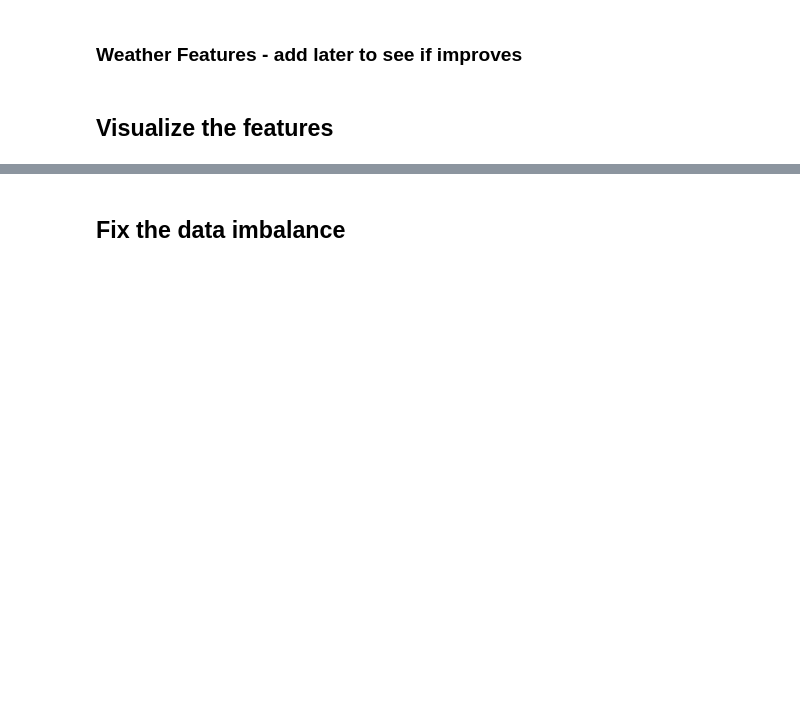
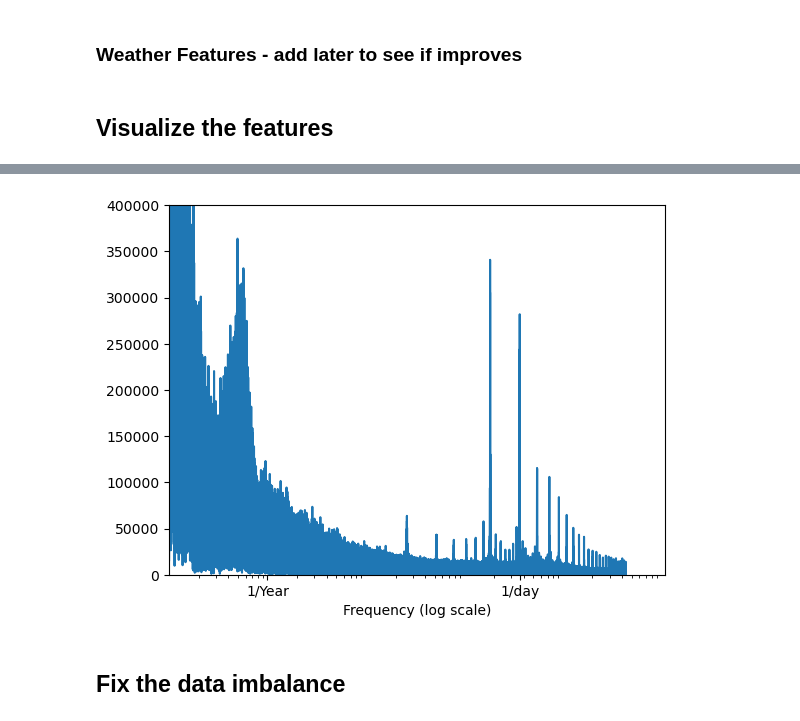
Before and after one commit to brepowell/EnergyConsumption, a Jupyter notebook: LondonDataFeatureEngineering.ipynb, the cells around one changed output, grey strips where cells are left out. Saved outputs shown, nothing was run; the diff lists cells and outputs as text; code cells hidden in the pictures; blank space fills up the shorter version.

Commit message:
Looking at frequency

```diff
--- a/LondonDataFeatureEngineering.ipynb
+++ b/LondonDataFeatureEngineering.ipynb
@@ -531,3 +573,9 @@ memory usage: 92.5+ KB
 # %% [markdown]
 # ==== SAVE AND LOAD ====
 I decided to save the data as a pkl here so that I could just run the cells below this point.
+# %%
+# Load
+import pandas as pd
+path = "Data/pickles/"
+londonData = pd.read_pickle(path + "londonData06CustomerInfo.pkl")
+londonData.info()
@@ -537,3 +603,25 @@ I decided to save the data as a pkl here so that I could just run the cells belo
 ### Weather Features - add later to see if improves
 # %% [markdown]
 ## Visualize the features
+# %%
+# https://www.tensorflow.org/tutorials/structured_data/time_series#time
+
+import matplotlib.pyplot as plt
+import numpy as np
+import tensorflow as tf
+
+fft = tf.signal.rfft(londonData['energy(kWh/hh)'])
+f_per_dataset = np.arange(0, len(fft))
+
+n_samples_h = len(londonData['energy(kWh/hh)'])
+hours_per_year = 24*365.2524
+years_per_dataset = n_samples_h/(hours_per_year)
+
+f_per_year = f_per_dataset/years_per_dataset
+plt.step(f_per_year, np.abs(fft))
+plt.xscale('log')
+plt.ylim(0, 400000)
+plt.xlim([0.1, max(plt.xlim())])
+plt.xticks([1, 365.2524], labels=['1/Year', '1/day'])
+_ = plt.xlabel('Frequency (log scale)')
+# %% [output]
@@ -540,3 +629,4 @@ I decided to save the data as a pkl here so that I could just run the cells belo
+[figure, added]
 # %% [markdown]
 ## Fix the data imbalance
 # %% [markdown]
```
Also changed, not shown: parts of 10 cells of this notebook.
